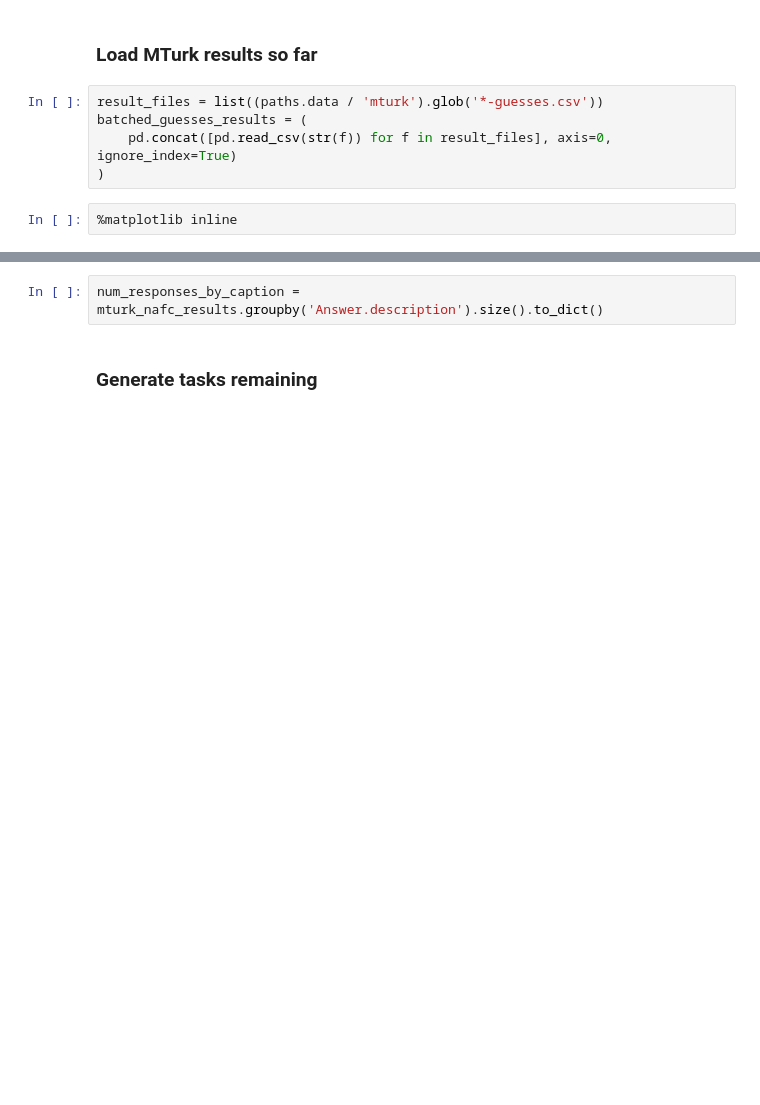
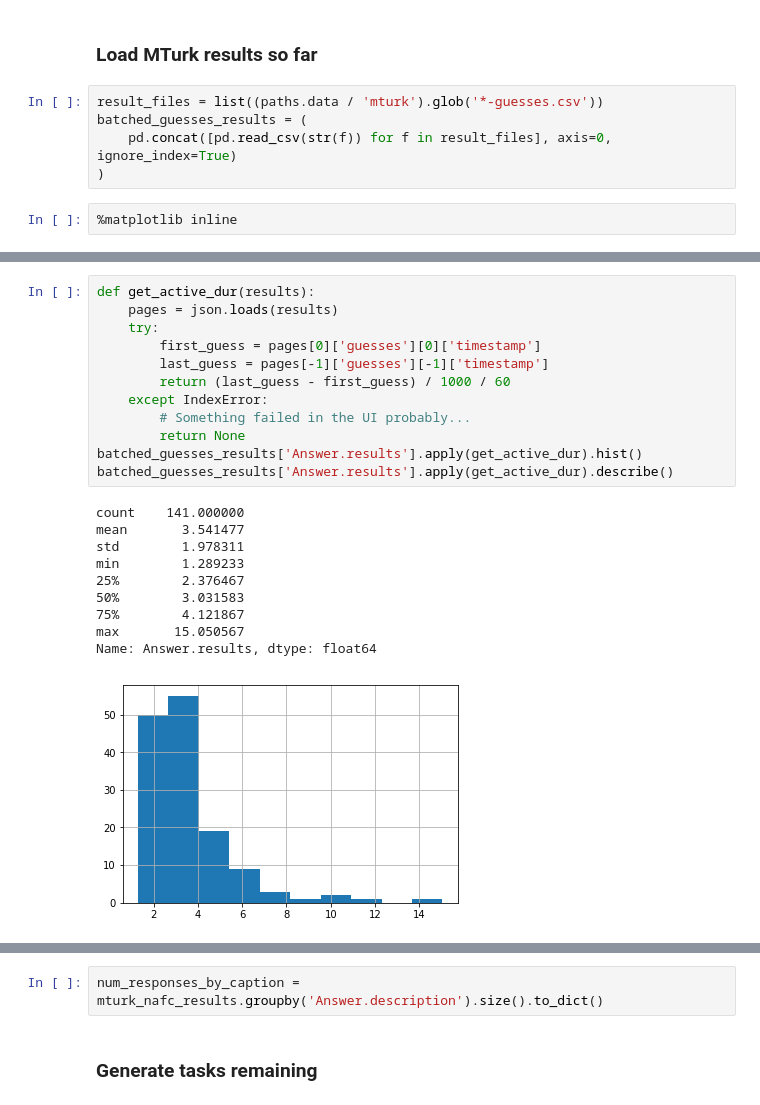
Before and after one commit to kcarnold/textrec, a Jupyter notebook: notebooks/Analysis.ipynb, the cells around one changed output, grey strips where cells are left out. Drawn from its saved outputs; the diff is of its cells as text; blank space fills up the shorter version.

```diff
--- a/notebooks/Analysis.ipynb
+++ b/notebooks/Analysis.ipynb
@@ -365,0 +379,23 @@ batched_guesses_results = (
+# %%
+def get_active_dur(results):
+    pages = json.loads(results)
+    try:
+        first_guess = pages[0]['guesses'][0]['timestamp']
+        last_guess = pages[-1]['guesses'][-1]['timestamp']
+        return (last_guess - first_guess) / 1000 / 60
+    except IndexError:
+        # Something failed in the UI probably...
+        return None
+batched_guesses_results['Answer.results'].apply(get_active_dur).hist()
+batched_guesses_results['Answer.results'].apply(get_active_dur).describe()
+# %% [output]
+count    141.000000
+mean       3.541477
+std        1.978311
+min        1.289233
+25%        2.376467
+50%        3.031583
+75%        4.121867
+max       15.050567
+Name: Answer.results, dtype: float64
+[figure, added]
```
Also changed, not shown: parts of 48 cells of this notebook, 1 other file.
